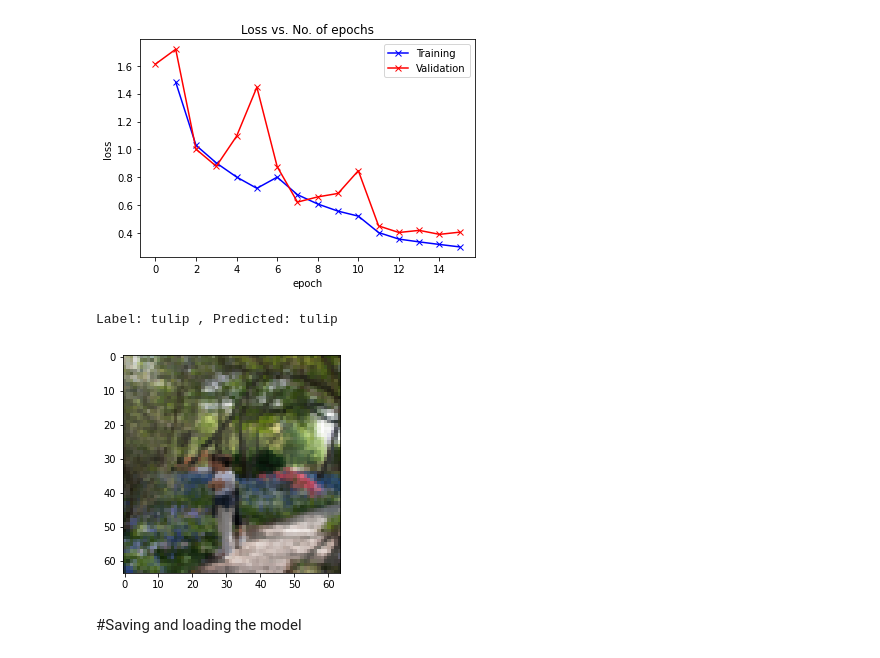
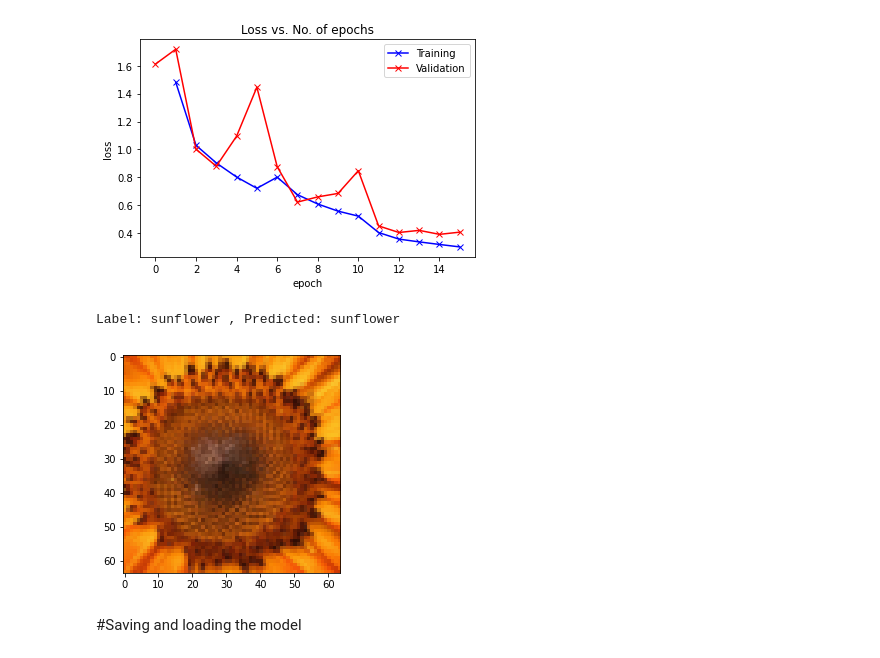
Before and after one commit to PradyumnaCharate/Flower-Species-Recognition, a Jupyter notebook: Deep_Learning_Project.ipynb, the cells around one changed output. Saved outputs shown, nothing was run; the diff lists cells and outputs as text; code cells hidden in the pictures.

```diff
--- a/Deep_Learning_Project.ipynb
+++ b/Deep_Learning_Project.ipynb
@@ -325,12 +325,12 @@ def predict_image(img, model):
     # Retrieve the class label
     return dataset.classes[preds[0].item()]
 # %%
-img, label = val_ds[9]
+img, label = val_ds[91]
 plt.imshow(img.permute(1, 2, 0))
 print('Label:', dataset.classes[label], ', Predicted:', predict_image(img, model))
 # %% [output]
-Label: tulip , Predicted: tulip
+Label: sunflower , Predicted: sunflower
-[figure, old version]
+[figure, new version]
 # %% [markdown]
 #Saving and loading the model
 # %%
```
